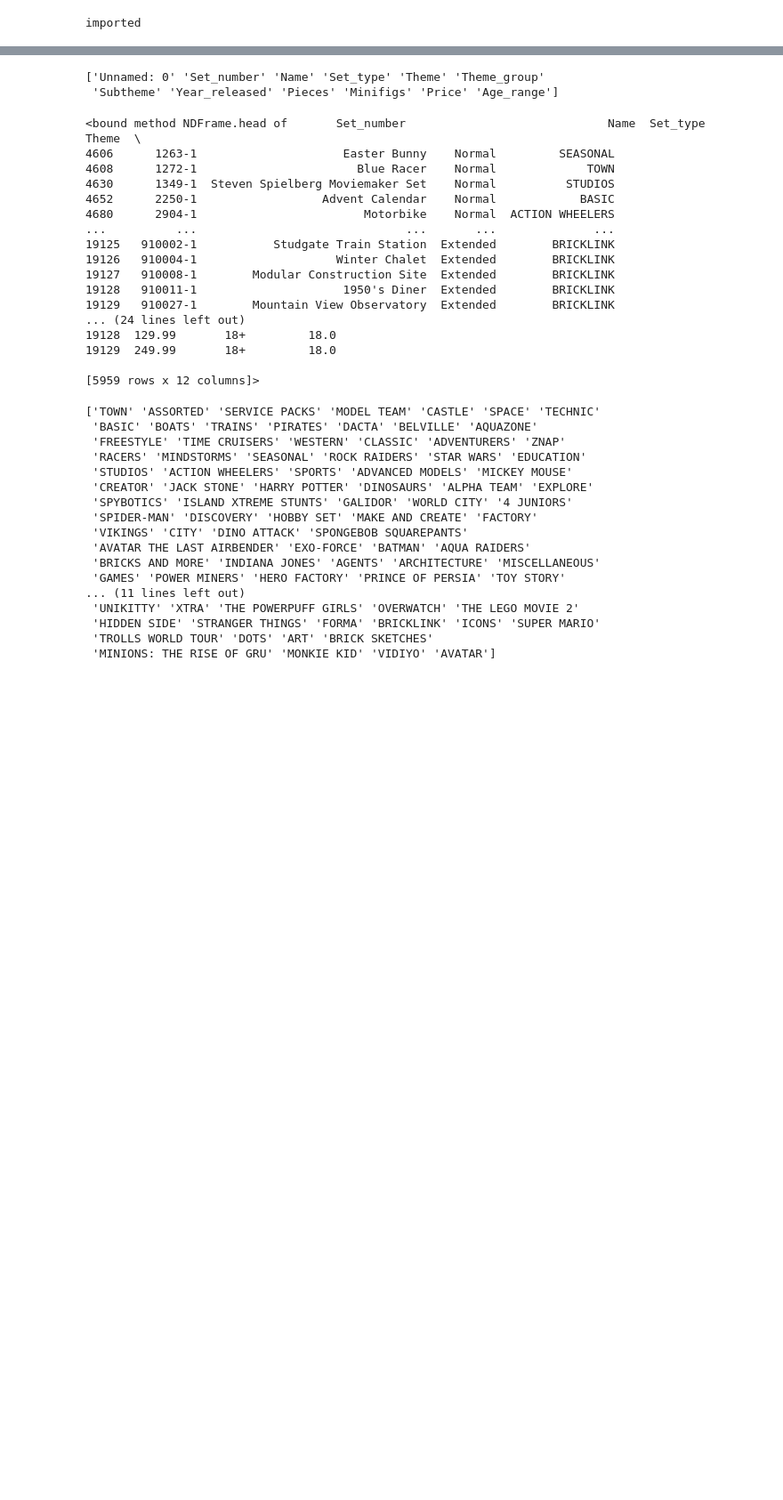
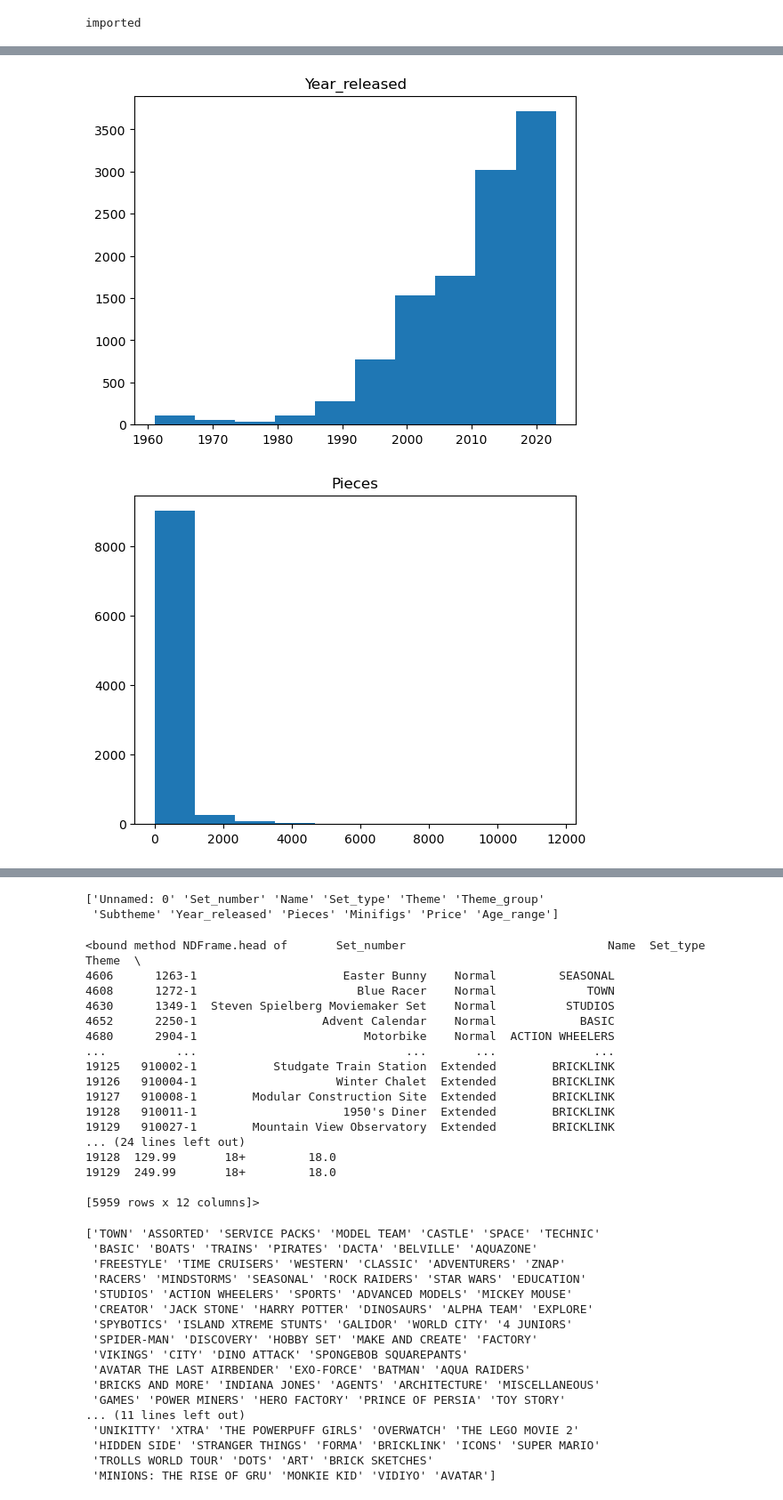
Before and after one commit to Conor020591/LegoSetEDA, a Jupyter notebook: LegoEDA.ipynb, the cells around one changed output, grey strips where cells are left out. Shown at 89% size. Drawn from its saved outputs; the diff is of its cells as text; code cells hidden in the pictures; blank space fills up the shorter version.

Commit message:
Doing basic exploration of the data to find correlation and trends

```diff
--- a/LegoEDA.ipynb
+++ b/LegoEDA.ipynb
@@ -8,6 +9,8 @@ print('imported')
 imported
 # %%
 #read in raw data
-lego_raw_df = pd.read_csv('legoData.csv')
-lego_raw_df.head
+lego_raw_df = pd.read_csv('legoData.csv',index_col = 0)
+
+# info() to see what has the most nulls
+lego_raw_df.info()
 # %% [output]
@@ -30,0 +63,10 @@ lego_raw_df.head
+# %%
+#This set seems like it was a promotional piece, and not a lot is known about it, including price.
+#I think the thing to do here would be remove all entries that have no Price data, or have a 0 price
+#as they could be promotional, or they might just be more mystery sets that do not have a lot of info surrounding them
+
+lego_mod_df = lego_raw_df.dropna(subset=['Price'])
+lego_mod_df = lego_mod_df[lego_mod_df.Price !=0.00]
+
+#Then redescribe to see how that changes things
+lego_mod_df.describe()
@@ -30,0 +83,18 @@ lego_raw_df.head
+# %%
+#33 still seems like a lot of minifigs for one set, but we'll look at the histograms in a moment and see what they tell
+#while 11695 pieces and 849.99 might seem like large values for lego sets. I happen to know which sets these are referring to
+#and that they are legitimate sets
+
+#separate into numeric and categorical features:
+lego_num = lego_mod_df[['Year_released', 'Pieces', 'Minifigs', 'Price']]
+lego_cat = lego_mod_df[['Set_number', 'Name', 'Set_type', 'Theme', 'Theme_group', 'Subtheme', 'Age_range']]
+# %%
+#histograms for all numerical features
+
+for i in lego_num.columns:
+    plt.hist(lego_num[i])
+    plt.title(i)
+    plt.show()
+# %% [output]
+[figure, added]
+[figure, added]
```
Also changed, not shown: parts of 14 cells of this notebook.
